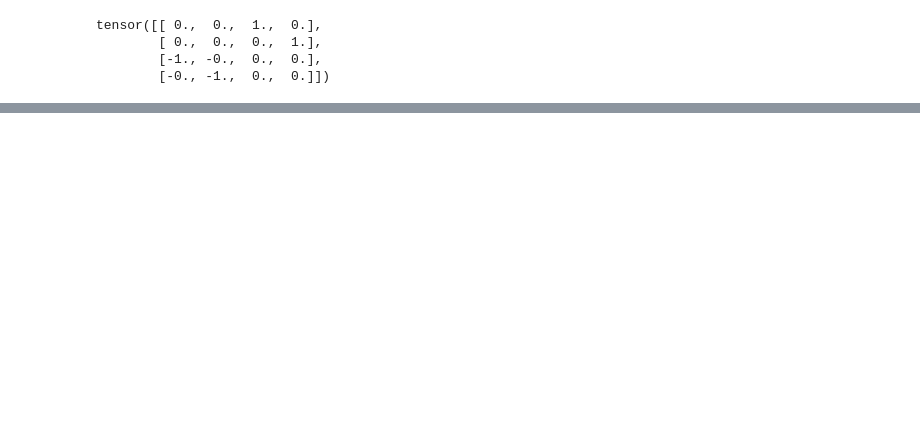
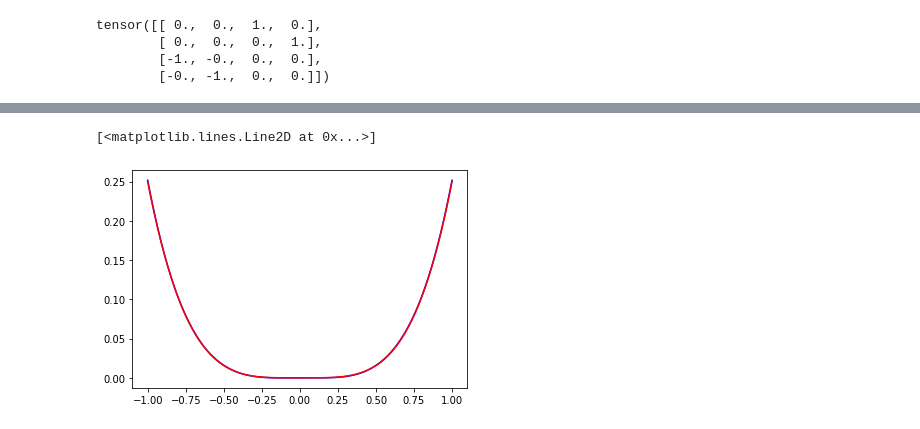
Before and after one commit to davidemurari/learningConstrainedHamiltonians, a Jupyter notebook: Unconstrained Systems/Unconstrained_Hamiltonian_R4.ipynb, the cells around one changed output, grey strips where cells are left out. Cells and saved outputs as stored; diff of their text form; code cells hidden in the pictures; blank space fills up the shorter version.

```diff
--- a/Unconstrained Systems/Unconstrained_Hamiltonian_R4.ipynb
+++ b/Unconstrained Systems/Unconstrained_Hamiltonian_R4.ipynb
@@ -259,3 +253,12 @@ A:  tensor([[ 4.9606, -1.0105],
+# %%
+xx = torch.zeros(1000,4).to(device)
+xx[:,0] = torch.linspace(-1,1,1000)
+ff = Ham.Potential(xx)
+plt.plot(xx[:,0].cpu().numpy(),(ff-ff[499]).detach().cpu().numpy(),'b-')
+plt.plot(xx[:,0].cpu().numpy(),(xx[:,0]**4/4).cpu().numpy(),'r-')
+# %% [output]
+[<matplotlib.lines.Line2D at 0x...>]
+[figure, added]
 # %%
 #if i = 1 it returns q1,p1, if i=2 it returns q2,p2 eventually for all the times available
 def get_i(z,i):
```
Also changed, not shown: parts of 13 cells of this notebook.
